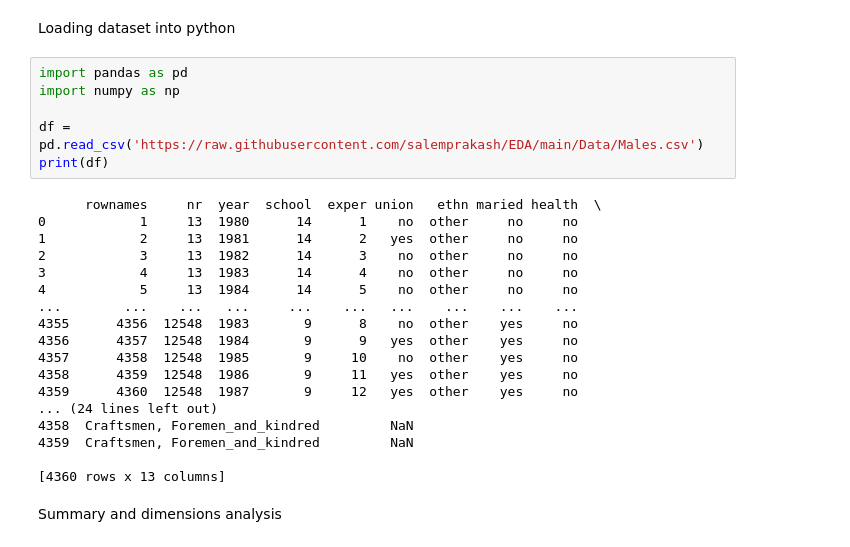
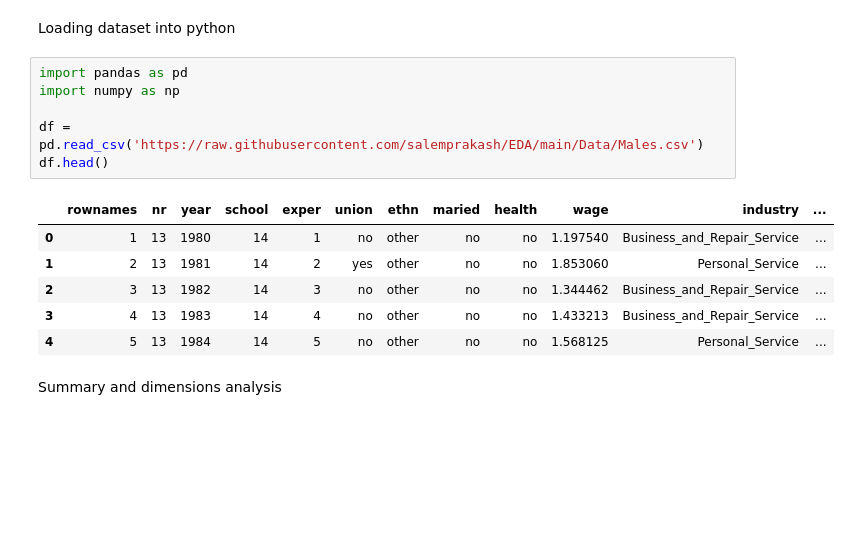
Before and after one commit to levyashvin/exploratory-data-analysis, a Jupyter notebook: males_dataset_analysis.ipynb, the cells around one changed output. Cells and saved outputs as stored; diff of their text form; blank space fills up the shorter version.

```diff
--- a/males_dataset_analysis.ipynb
+++ b/males_dataset_analysis.ipynb
@@ -9,26 +11,15 @@ Loading dataset into python
 # %%
 import pandas as pd
 import numpy as np
 
 df = pd.read_csv('https://raw.githubusercontent.com/salemprakash/EDA/main/Data/Males.csv')
-print(df)
+df.head()
 # %% [output]
-      rownames     nr  year  school  exper union   ethn maried health  \
-0            1     13  1980      14      1    no  other     no     no
-1            2     13  1981      14      2   yes  other     no     no
-2            3     13  1982      14      3    no  other     no     no
-3            4     13  1983      14      4    no  other     no     no
-4            5     13  1984      14      5    no  other     no     no
-...        ...    ...   ...     ...    ...   ...    ...    ...    ...
-4355      4356  12548  1983       9      8    no  other    yes     no
-4356      4357  12548  1984       9      9   yes  other    yes     no
-4357      4358  12548  1985       9     10    no  other    yes     no
-4358      4359  12548  1986       9     11   yes  other    yes     no
-4359      4360  12548  1987       9     12   yes  other    yes     no
-... (24 lines left out)
-4358  Craftsmen, Foremen_and_kindred         NaN
-4359  Craftsmen, Foremen_and_kindred         NaN
-
-[4360 rows x 13 columns]
+|  | rownames | nr | year | school | exper | union | ethn | maried | health | wage | industry | ... |
+| 0 | 1 | 13 | 1980 | 14 | 1 | no | other | no | no | 1.197540 | Business_and_Repair_Service | ... |
+| 1 | 2 | 13 | 1981 | 14 | 2 | yes | other | no | no | 1.853060 | Personal_Service | ... |
+| 2 | 3 | 13 | 1982 | 14 | 3 | no | other | no | no | 1.344462 | Business_and_Repair_Service | ... |
+| 3 | 4 | 13 | 1983 | 14 | 4 | no | other | no | no | 1.433213 | Business_and_Repair_Service | ... |
+| 4 | 5 | 13 | 1984 | 14 | 5 | no | other | no | no | 1.568125 | Personal_Service | ... |
 # %% [markdown]
 Summary and dimensions analysis
```
Also changed, not shown: parts of 6 cells of this notebook.
